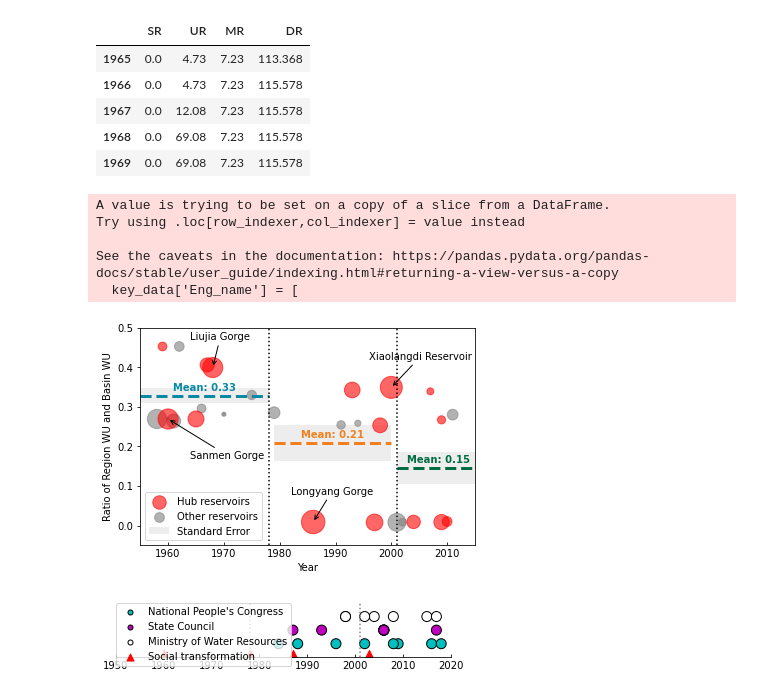
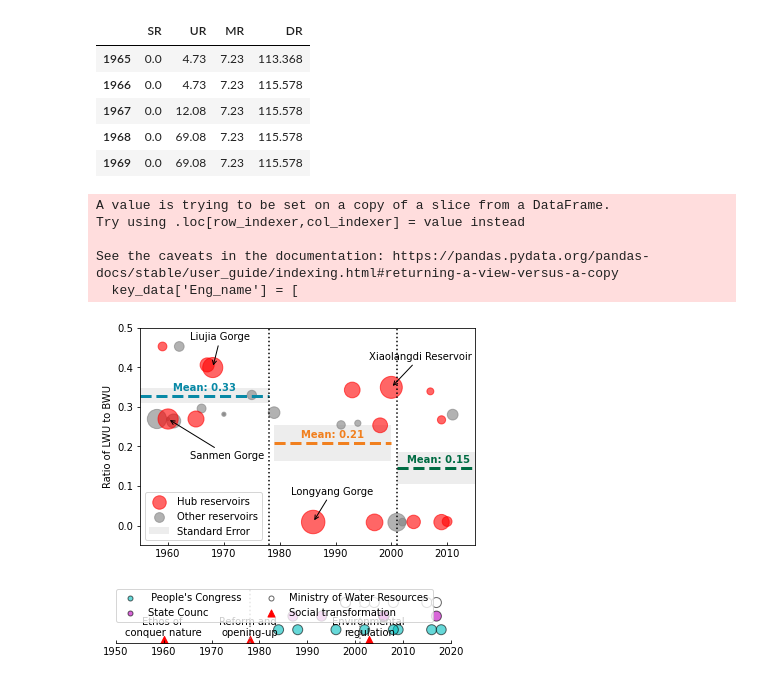
Before and after one commit to SongshGeo/Water-Governance-Regimes, a Jupyter notebook: notebooks/regime_shift_causes.ipynb, the cells around one changed output. Cells and saved outputs as stored; diff of their text form; code cells hidden in the pictures.

```diff
--- a/notebooks/regime_shift_causes.ipynb
+++ b/notebooks/regime_shift_causes.ipynb
@@ -99,8 +99,8 @@ def plot_reservoirs(ax):
     ax.scatter(x=hubs['年'], y=hubs['ratio'], s=np.log(hubs['容量'])*scale, color='red', label='Hub reservoirs', alpha=alpha, zorder=2)
     ax.scatter(x=not_hubs['年'], y=not_hubs['ratio'], s=np.log(not_hubs['容量'])*scale, color='gray', label='Other reservoirs', alpha=alpha, zorder=1)
 
-    ax.set_xlabel("Year")
-    ax.set_ylabel("Ratio of Region WU and Basin WU")
+#     ax.set_xlabel("Year")
+    ax.set_ylabel("Ratio of LWU to BWU")
 
     # ========= 标注关键的水库 ========= #
     mask1 = reservoirs['枢纽'] == 1
@@ -144,34 +144,34 @@ def plot_reservoirs(ax):
         def get_y_ratio(x):
             return (x-y_min)/(y_max-y_min)
 
         start_ratio, end_ratio = (start-x_min)/(x_max-x_min), (end-x_min)/(x_max-x_min)
         data = reservoirs[(reservoirs['年'] < end) & (reservoirs['年'] >= start)]
         ratio = data['ratio'].mean()
         std = data['ratio'].std() / np.sqrt(len(data))
         periods_ratio_dict["{}-{}".format(start, end)] = data['ratio']
         if i == 0:
             ax.axvspan(start, end, get_y_ratio(ratio-std), get_y_ratio(ratio+std), facecolor='lightgray', alpha=0.4, zorder=-1, label='Standard Error')
         else:
             ax.axvspan(start, end, get_y_ratio(ratio-std), get_y_ratio(ratio+std), facecolor='lightgray', alpha=0.4, zorder=-1)
         ax.axhline(ratio, start_ratio, end_ratio, ls="--", lw=3, color=period_colors[i])
         ax.text((start+end)/2, ratio+0.02, s="Mean: {:.2f}".format(ratio), color=period_colors[i], weight='bold', ha='center', va='center')
 
     # 阶段划分
     ax.axvline(x=1978, ls=":", lw=1.5, c='black')
     ax.axvline(x=2001, ls=":", lw=1.5, c='black')
 
     ax.legend(loc=3)
     return periods_ratio_dict
 
 ratio_data = plot_reservoirs(ax)
 plt.show();
 # %% [output]
 A value is trying to be set on a copy of a slice from a DataFrame.
 Try using .loc[row_indexer,col_indexer] = value instead
 
 See the caveats in the documentation: https://pandas.pydata.org/pandas-docs/stable/user_guide/indexing.html#returning-a-view-versus-a-copy
   key_data['Eng_name'] = [
-[figure, old version]
+[figure, new version]
 # %%
 policy = pd.read_excel("../data/policy.xlsx")
 def div_levels(x):
@@ -188,6 +188,7 @@ events = pd.read_csv('../data/processed/big_events.csv', index_col=0)
 frequency = events.groupby("Year").count()['Title'].loc[1950:2015]
 
 def plot_time_line(ax=False):
+    alpha=0.6
     if not ax:
         fig, ax = plt.subplots(figsize=(6, 1))
 
@@ -201,15 +202,19 @@ def plot_time_line(ax=False):
         x = data['施行or修订时间'].values
         y = np.ones(len(x)) * ys[i]
         s = np.ones(len(x)) * scale
-        ax.scatter(x, y, color=colors[i], s=s, edgecolor='black', label=data['agency'].iloc[0].strip('of the PRC'))
+        ax.scatter(x, y, color=colors[i], s=s, edgecolor='black', label=data['agency'].iloc[0].strip('of the PRC').strip('National'), alpha=alpha)
 
     # dates = policy['施行or修订时间']
     # ax.plot(dates, np.zeros_like(dates), "-.", zorder=-1, color='lightgray')
     # ax.hlines(0.8, 1965, 1978, color=colors[i])
     transformation = ax.scatter(1960, -1, s=scale*2, color=trans_color, marker='^', label='Social transformation')
+
     ax.scatter(1978, -1, s=scale*2, color=trans_color, marker='^', zorder=1)
-    ax.scatter(1987, -1, s=scale*2, color=trans_color, marker='^', zorder=1)
+#     ax.scatter(1987, -1, s=scale*2, color=trans_color, marker='^', zorder=1)
     ax.scatter(2003, -1, s=scale*2, color=trans_color, marker='^', zorder=1)
+    ax.text(1960, -0.8, "Ethos of \nconquer nature", horizontalalignment='center', verticalalignment='bottom')
+    ax.text(1978, -0.8, "Reform and \nopening-up", horizontalalignment='center', verticalalignment='bottom')
+    ax.text(2003, -0.8, "Environmental \nregulation", horizontalalignment='center', verticalalignment='bottom')
 
     ax.set_xlim(1950, 2020)
     ax.set_ylim(-1, 1)
@@ -222,11 +227,11 @@ def plot_time_line(ax=False):
     ax.spines['right'].set_visible(False)
     ax.spines['bottom'].set_visible(True)
     ax.legend(loc='upper left',
-            ncol=1, borderaxespad=0., markerscale=0.5)
+            ncol=2, borderaxespad=0., markerscale=0.5)
 
 plot_time_line()
 # %% [output]
-[figure, old version]
+[figure, new version]
 # %%
 import seaborn as sns
 from matplotlib.gridspec import GridSpec
```
Also changed, not shown: parts of 1 cell of this notebook, 17 other files.
